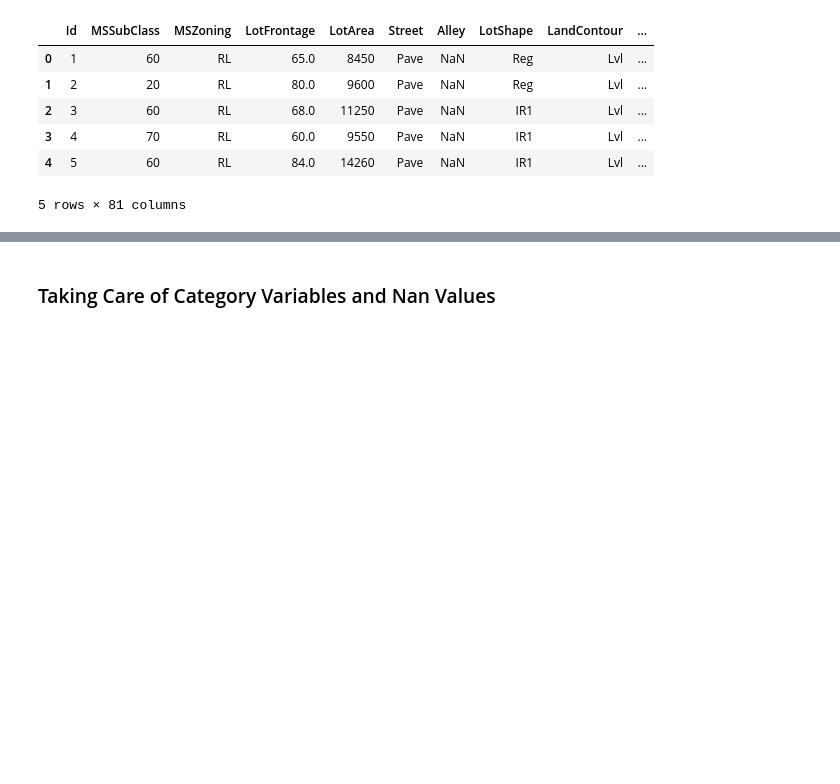
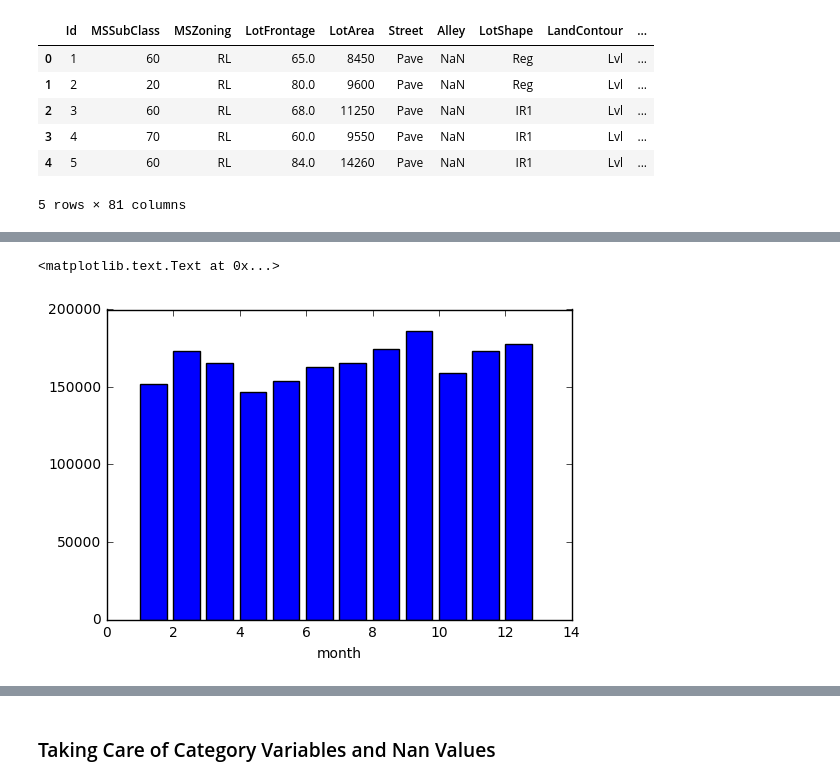
Before and after one commit to lyang24/KaggleComp, a Jupyter notebook: Houses+sales.ipynb, the cells around one changed output, grey strips where cells are left out. Drawn from its saved outputs; the diff is of its cells as text; code cells hidden in the pictures; blank space fills up the shorter version.

```diff
--- a/Houses+sales.ipynb
+++ b/Houses+sales.ipynb
@@ -22,0 +61,7 @@ y = X.pop('SalePrice')
+# %%
+seasonality = X.groupby('MoSold')['SalePrice'].median()
+plt.bar(seasonality.index, seasonality.values)
+plt.xlabel('month')
+# %% [output]
+<matplotlib.text.Text at 0x...>
+[figure, added]
```
Also changed, not shown: parts of 59 cells of this notebook.
